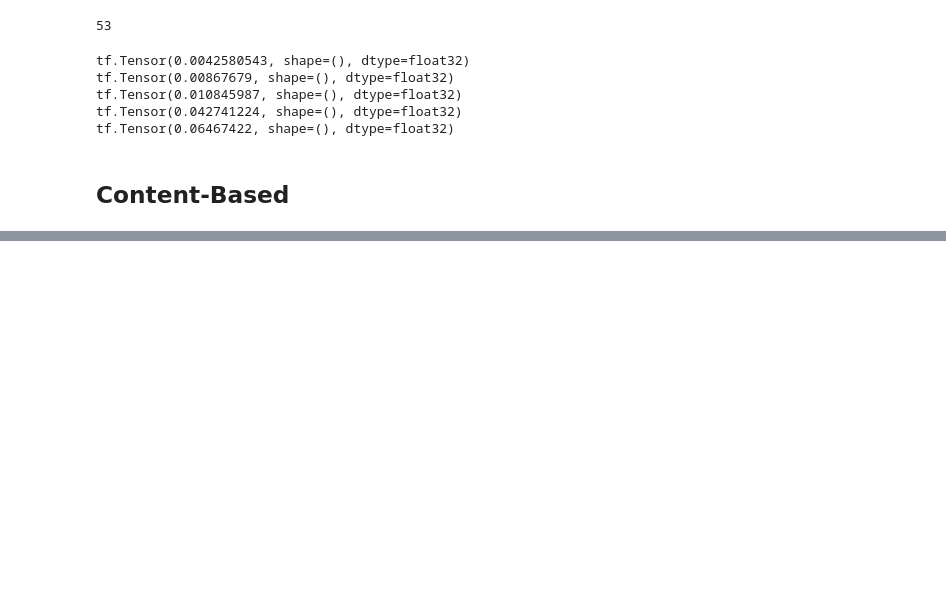
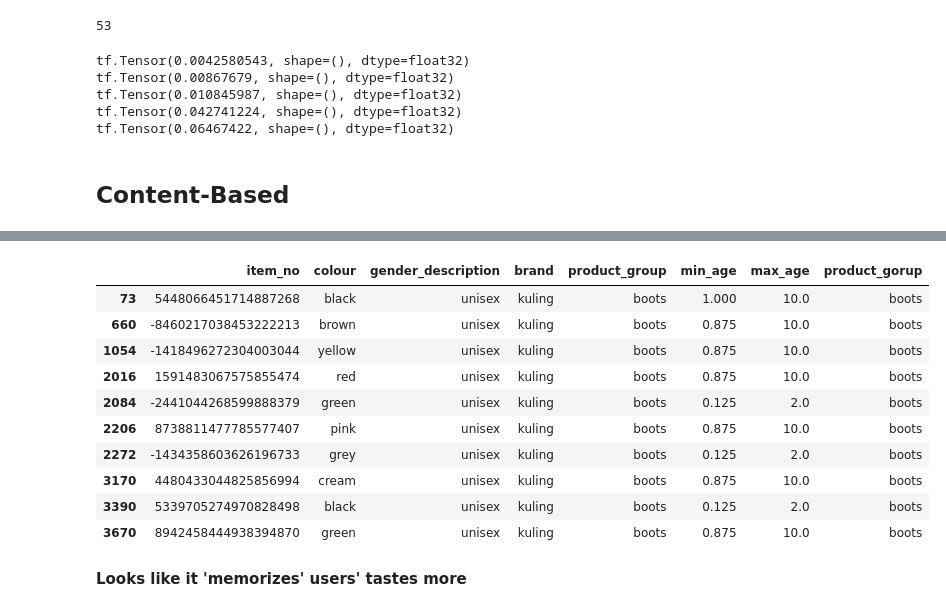
Before and after one commit to msvensson222/tfrs-retail-example, a Jupyter notebook: TFRS_Demo.ipynb, the cells around one changed output, grey strips where cells are left out. Drawn from its saved outputs; the diff is of its cells as text; code cells hidden in the pictures; blank space fills up the shorter version.

Commit message:
Baselines, TODO a lot of cleaning and adding context to TFRS model

```diff
--- a/TFRS_Demo.ipynb
+++ b/TFRS_Demo.ipynb
@@ -602,0 +510,5 @@ train_df_filtered
+# %%
+item_info_df.loc[:, 'brand'] = item_info_df['brand'].apply(lambda x: x if x in top_brands else 'niche_brand')
+item_info_df.loc[:, 'product_group'] = item_info_df['product_group'].apply(lambda x: x if x in top_groups else 'niche_group')
+item_embeddings = pd.get_dummies(item_info_df[['gender_description', 'brand', 'product_group']],
+                                 columns=['gender_description', 'brand', 'product_group'])
@@ -602,0 +562,7 @@ train_df_filtered
+# %%
+# Create a model that takes in raw query features, and
+index = tfrs.layers.factorized_top_k.BruteForce(user_model)
+# recommends items out of the entire items dataset.
+index.index_from_dataset(
+  tf.data.Dataset.zip((items_dataset.batch(100), items_dataset.batch(100).map(item_model)))
+)
@@ -602,0 +593,5 @@ train_df_filtered
+# %%
+%%time
+items_to_exclude = train_df_filtered.loc[train_df_filtered['user_no'] == random_user]['item_no'].unique()
+_, titles = index.query_with_exclusions(tf.constant([random_user]),
+                                       tf.constant([items_to_exclude]))
@@ -602,0 +601,17 @@ train_df_filtered
+# %%
+recommendations = [item.numpy().decode() for item in titles[0]]
+item_info_df.loc[item_info_df['item_no'].isin(recommendations)]
+# %% [output]
+|  | item_no | colour | gender_description | brand | product_group | min_age | max_age | product_gorup |
+| 73 | 5448066451714887268 | black | unisex | kuling | boots | 1.000 | 10.0 | boots |
+| 660 | -8460217038453222213 | brown | unisex | kuling | boots | 0.875 | 10.0 | boots |
+| 1054 | -1418496272304003044 | yellow | unisex | kuling | boots | 0.875 | 10.0 | boots |
+| 2016 | 1591483067575855474 | red | unisex | kuling | boots | 0.875 | 10.0 | boots |
+| 2084 | -2441044268599888379 | green | unisex | kuling | boots | 0.125 | 2.0 | boots |
+| 2206 | 8738811477785577407 | pink | unisex | kuling | boots | 0.875 | 10.0 | boots |
+| 2272 | -1434358603626196733 | grey | unisex | kuling | boots | 0.125 | 2.0 | boots |
+| 3170 | 4480433044825856994 | cream | unisex | kuling | boots | 0.875 | 10.0 | boots |
+| 3390 | 5339705274970828498 | black | unisex | kuling | boots | 0.125 | 2.0 | boots |
+| 3670 | 8942458444938394870 | green | unisex | kuling | boots | 0.875 | 10.0 | boots |
+# %% [markdown]
+**Looks like it 'memorizes' users' tastes more**
```
Also changed, not shown: parts of 43 cells of this notebook.
